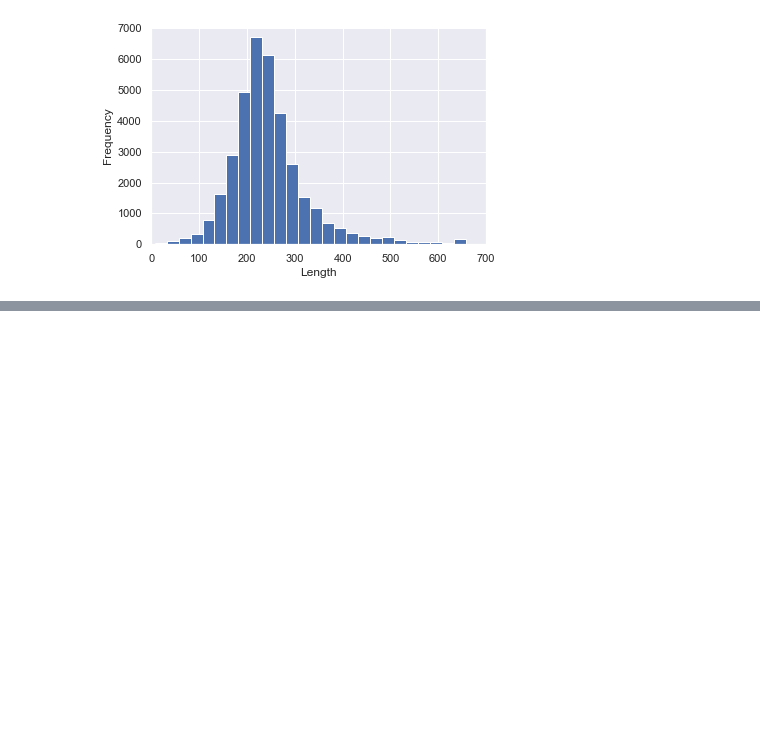
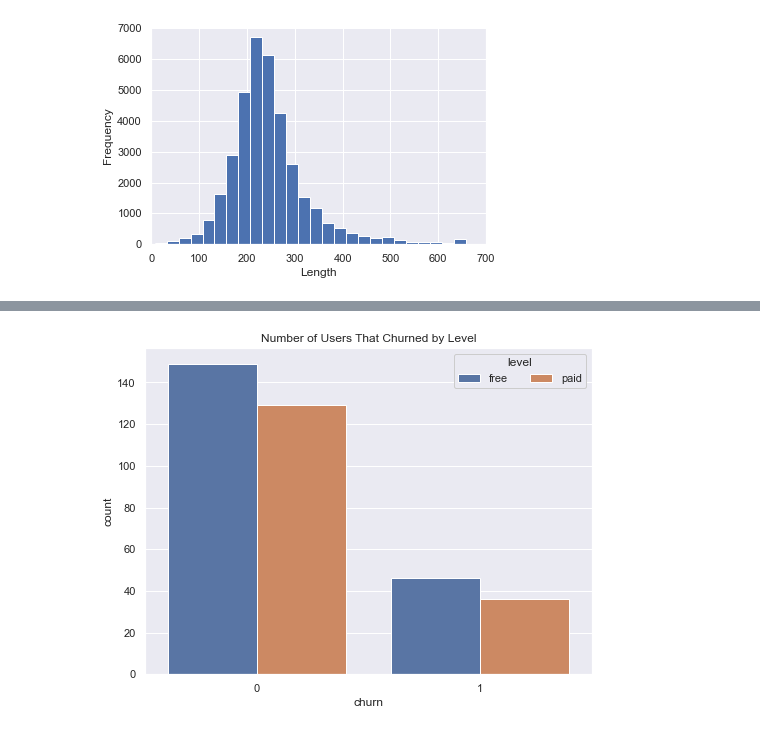
Before and after one commit to Nima-Sayyah/Sparkify, a Jupyter notebook: Sparkify.ipynb, the cells around one changed output, grey strips where cells are left out. Drawn from its saved outputs; the diff is of its cells as text; code cells hidden in the pictures; blank space fills up the shorter version.

```diff
--- a/Sparkify.ipynb
+++ b/Sparkify.ipynb
@@ -598,0 +599,4 @@ df_level.show()
+# %%
+# convert to pandas for visualisation
+df_level = df_level.toPandas()
+df_level
@@ -598,0 +609,8 @@ df_level.show()
+# %%
+# plot the barplot using seaborn
+plt.figure(figsize = [8,6])
+ax = sns.barplot(data = df_level, x = 'churn', y='count', hue = 'level')
+ax.legend(loc = 1, ncol = 2, framealpha =1, title = 'level')
+plt.title("Number of Users That Churned by Level");
+# %% [output]
+[figure, added]
```
Also changed, not shown: parts of 27 cells of this notebook.
